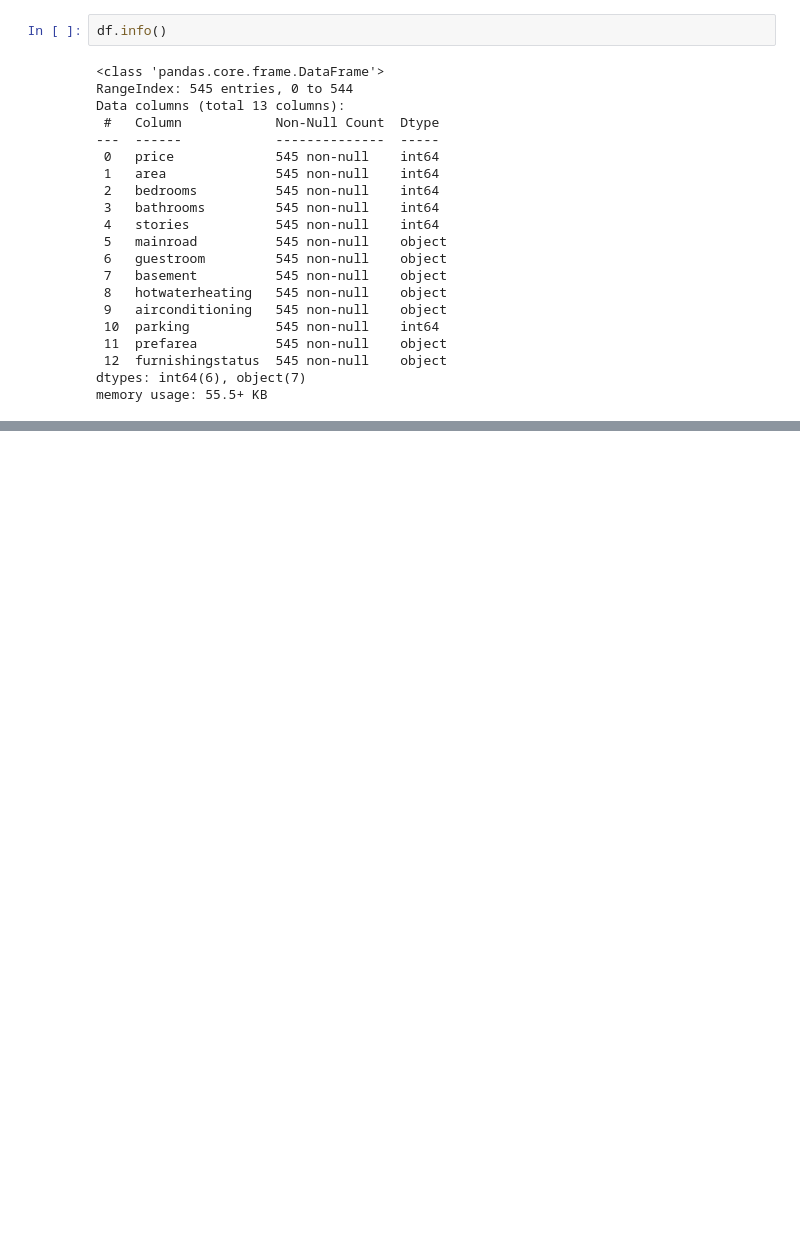
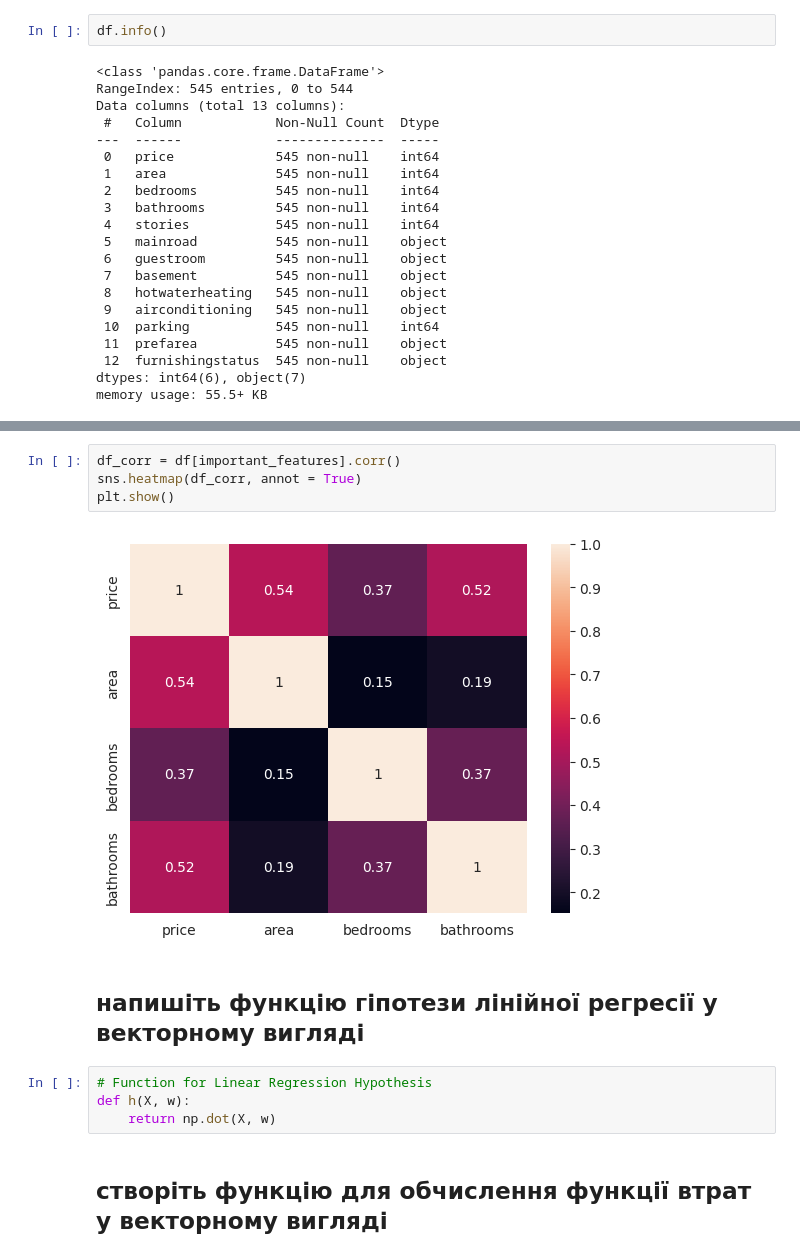
Before and after one commit to OleksiyM/Data_Science, a Jupyter notebook: Module_03/Hw3.ipynb, the cells around one changed output, grey strips where cells are left out. Saved outputs shown, nothing was run; the diff lists cells and outputs as text; blank space fills up the shorter version.

```diff
--- a/Module_03/Hw3.ipynb
+++ b/Module_03/Hw3.ipynb
@@ -52,0 +62,14 @@ plt.show()
+# %%
+df_corr = df[important_features].corr()
+sns.heatmap(df_corr, annot = True)
+plt.show()
+# %% [output]
+[figure, added]
+# %% [markdown]
+## напишіть функцію гіпотези лінійної регресії у векторному вигляді
+# %%
+# Function for Linear Regression Hypothesis
+def h(X, w):
+    return np.dot(X, w)
+# %% [markdown]
+## створіть функцію для обчислення функції втрат у векторному вигляді
```
Also changed, not shown: parts of 17 cells of this notebook.
